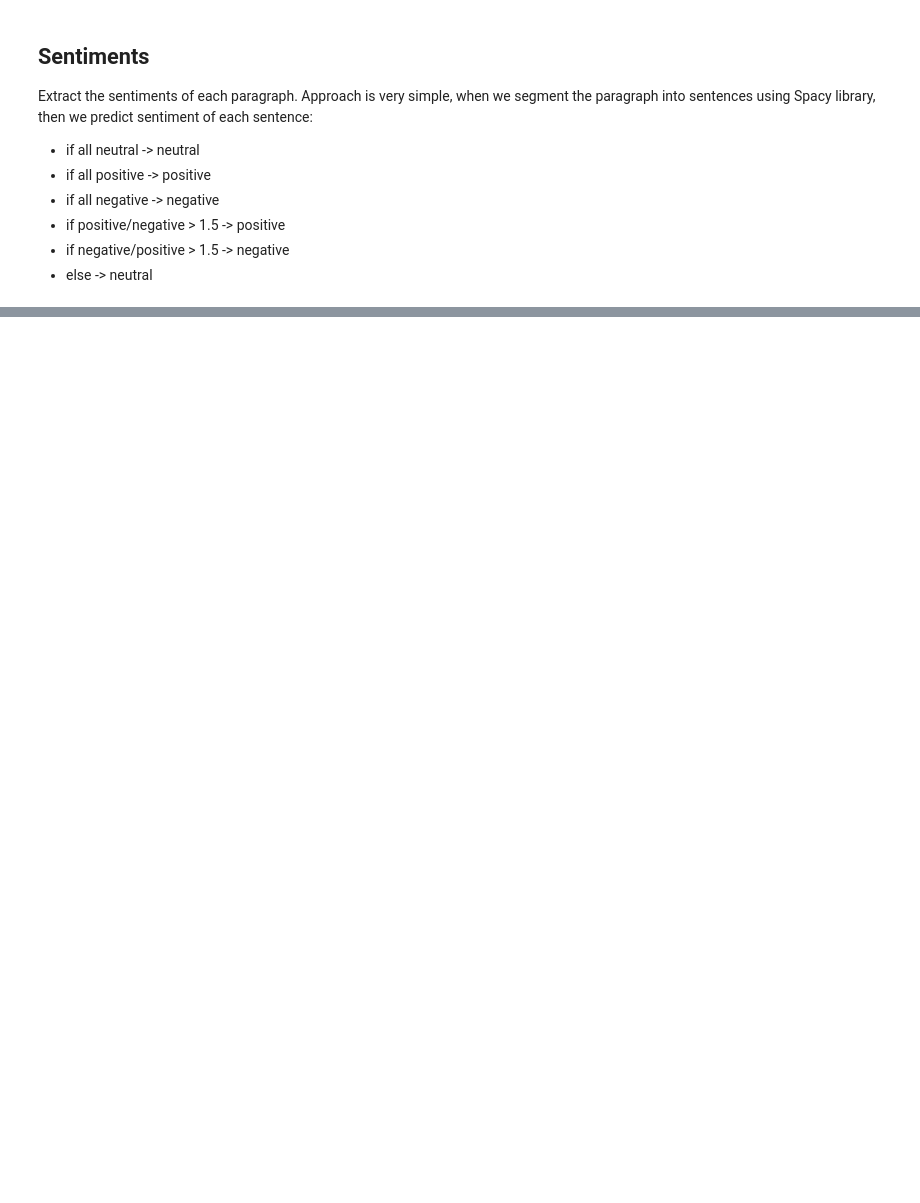
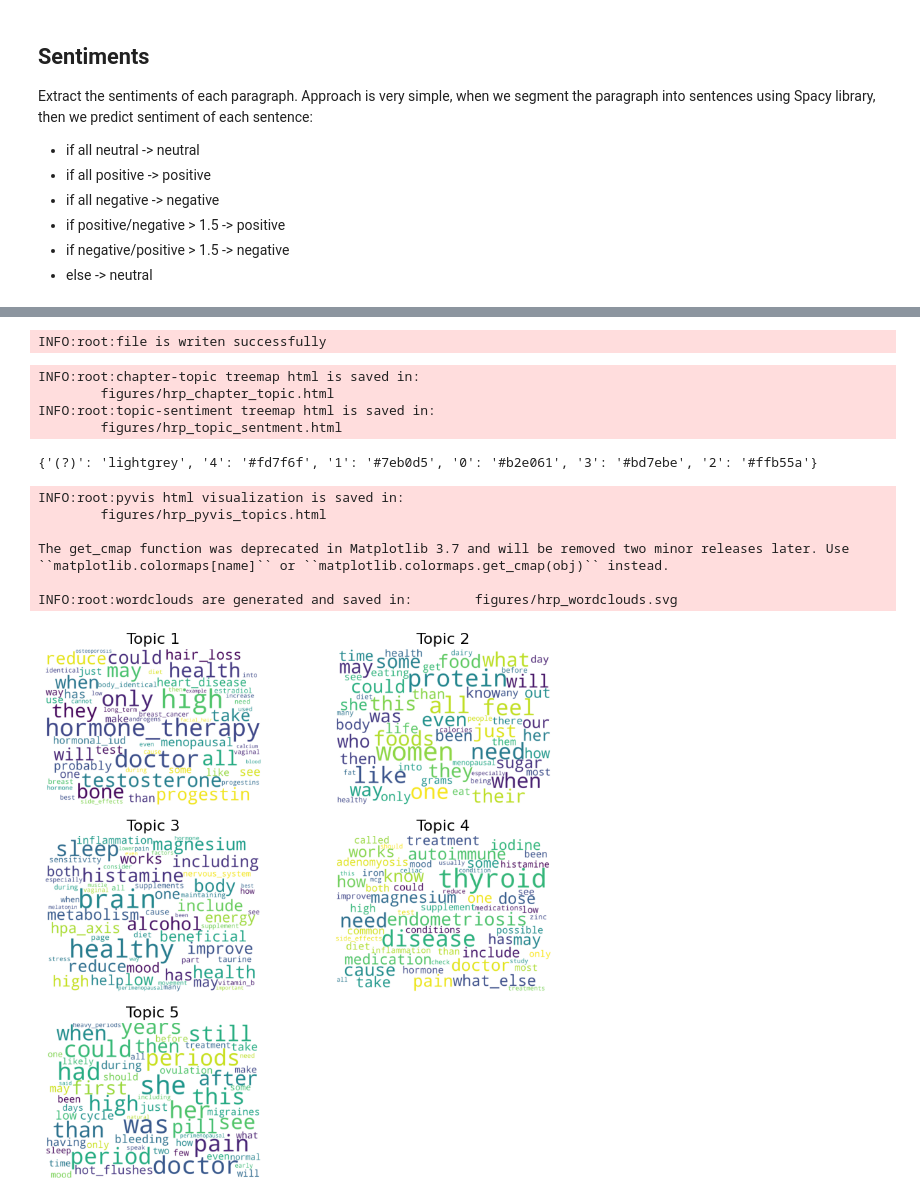
Before and after one commit to hamzeiehsan/lda_sentiment_books, a Jupyter notebook: lda_notebook.ipynb, the cells around one changed output, grey strips where cells are left out. Saved outputs shown, nothing was run; the diff lists cells and outputs as text; code cells hidden in the pictures; blank space fills up the shorter version.

```diff
--- a/lda_notebook.ipynb
+++ b/lda_notebook.ipynb
@@ -194,0 +317,7 @@ vis.pyviz_topics()  # pyVis topic analysis
+# %%
+# number of topics = 5 another good example is 9 based on the c_v measure
+hrp_lda_model.create_lda_model(5)
+
+hrp_lda_model.format_topics_sentences()
+hrp_df = hrp_lda_model.df
+hrp_df.head()
@@ -194,0 +348,4 @@ vis.pyviz_topics()  # pyVis topic analysis
+# %%
+hrp_sentiment_model = Sentiment(hrp_df)
+hrp_sentiment_model.predict(load_from_file=True, file_name='out/sentiment.csv')
+hrp_sentiment_model.df.head()
@@ -194,0 +362,26 @@ vis.pyviz_topics()  # pyVis topic analysis
+# %%
+hrp_sentiment_model.export_to_csv('out/sentiments_hrp.csv')
+# %% [output]
+INFO:root:file is writen successfully
+# %%
+hrp_vis = Vis(sentiment=hrp_sentiment_model, lda=hrp_lda_model)
+# chapter sentiments already covered in all books in the shelf
+# - no change (sentiments are the same only topics are changed)
+
+hrp_vis.treemap_chapter_topic('figures/hrp_chapter_topic.html')  # treemap of chapter -> topics
+hrp_vis.treemap_topic_sentiment('figures/hrp_topic_sentment.html')  # treemap of topics -> sentiments
+hrp_vis.pyviz_topics('figures/hrp_pyvis_topics.html')  # pyVis topic analysis
+hrp_vis.generate_topics_wordcloud('figures/hrp_wordclouds.svg')
+# %% [output]
+INFO:root:chapter-topic treemap html is saved in:
+        figures/hrp_chapter_topic.html
+INFO:root:topic-sentiment treemap html is saved in:
+        figures/hrp_topic_sentment.html
+{'(?)': 'lightgrey', '4': '#fd7f6f', '1': '#7eb0d5', '0': '#b2e061', '3': '#bd7ebe', '2': '#ffb55a'}
+INFO:root:pyvis html visualization is saved in:
+        figures/hrp_pyvis_topics.html
+
+The get_cmap function was deprecated in Matplotlib 3.7 and will be removed two minor releases later. Use ``matplotlib.colormaps[name]`` or ``matplotlib.colormaps.get_cmap(obj)`` instead.
+
+INFO:root:wordclouds are generated and saved in:        figures/hrp_wordclouds.svg
+[figure, added]
```
Also changed, not shown: parts of 57 cells of this notebook, 1 other file.
